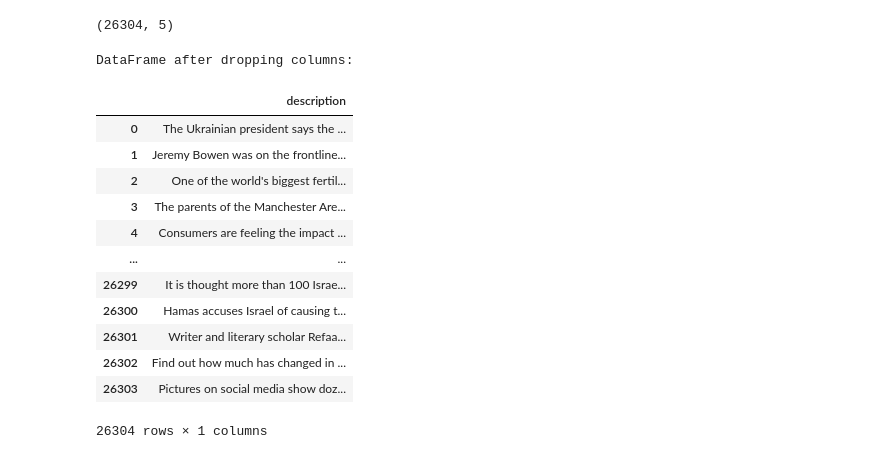
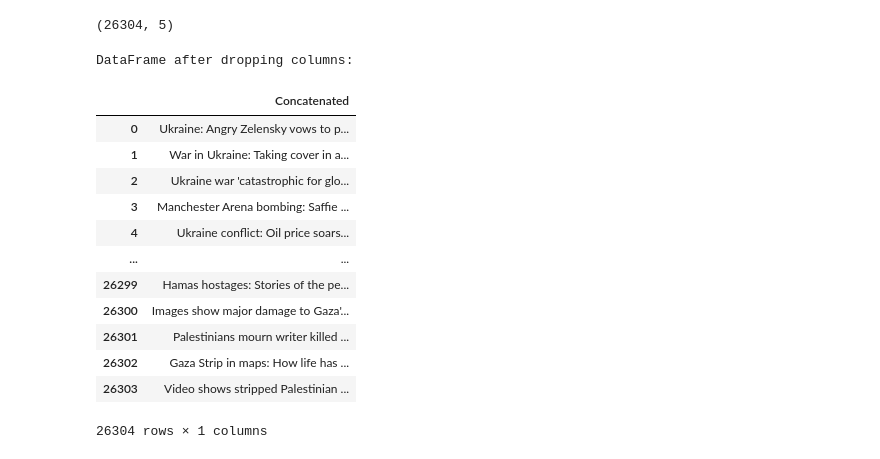
Before and after one commit to esmanurbal/bbc_news, a Jupyter notebook: kmeans.ipynb, the cells around one changed output. Saved outputs shown, nothing was run; the diff lists cells and outputs as text; code cells hidden in the pictures.

```diff
--- a/kmeans.ipynb
+++ b/kmeans.ipynb
@@ -47,25 +48,26 @@ df.shape
 (26304, 5)
 # %%
 # Drop one or more columns
-columns_to_drop = ['title', 'pubDate', 'guid', 'link']
+df['Concatenated'] = df['title'] + df['description']
+columns_to_drop = ['title','description','pubDate', 'guid', 'link']
 df = df.drop(columns=columns_to_drop)
 
 # Display the DataFrame after dropping columns
 print("\nDataFrame after dropping columns:")
 df
 # %% [output]
 DataFrame after dropping columns:
-|  | description |
-| 0 | The Ukrainian president says the ... |
-| 1 | Jeremy Bowen was on the frontline... |
-| 2 | One of the world's biggest fertil... |
-| 3 | The parents of the Manchester Are... |
-| 4 | Consumers are feeling the impact ... |
+|  | Concatenated |
+| 0 | Ukraine: Angry Zelensky vows to p... |
+| 1 | War in Ukraine: Taking cover in a... |
+| 2 | Ukraine war 'catastrophic for glo... |
+| 3 | Manchester Arena bombing: Saffie ... |
+| 4 | Ukraine conflict: Oil price soars... |
 | ... | ... |
-| 26299 | It is thought more than 100 Israe... |
-| 26300 | Hamas accuses Israel of causing t... |
-| 26301 | Writer and literary scholar Refaa... |
-| 26302 | Find out how much has changed in ... |
-| 26303 | Pictures on social media show doz... |
+| 26299 | Hamas hostages: Stories of the pe... |
+| 26300 | Images show major damage to Gaza'... |
+| 26301 | Palestinians mourn writer killed ... |
+| 26302 | Gaza Strip in maps: How life has ... |
+| 26303 | Video shows stripped Palestinian ... |
 26304 rows × 1 columns
 # %%
```
Also changed, not shown: parts of 6 cells of this notebook.
